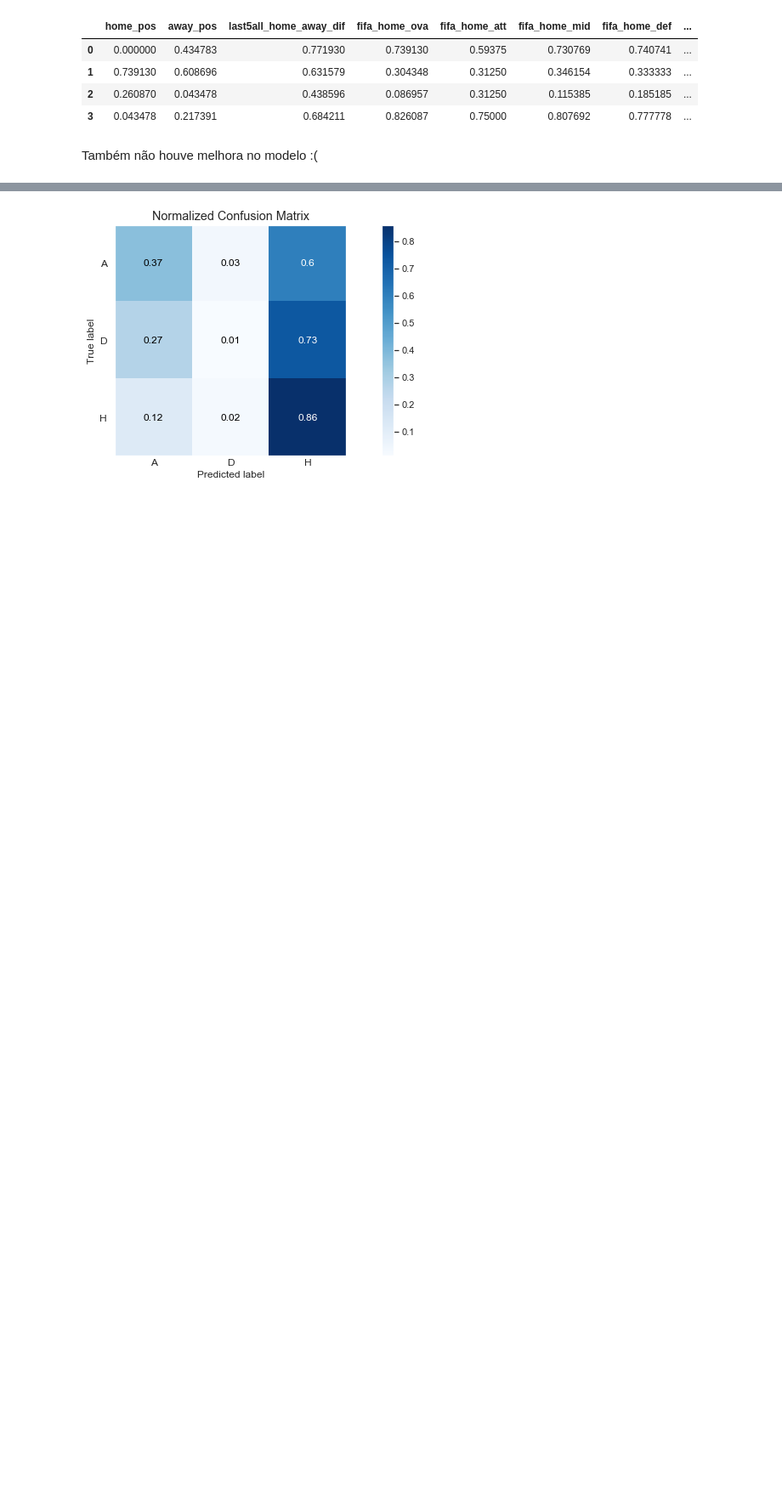
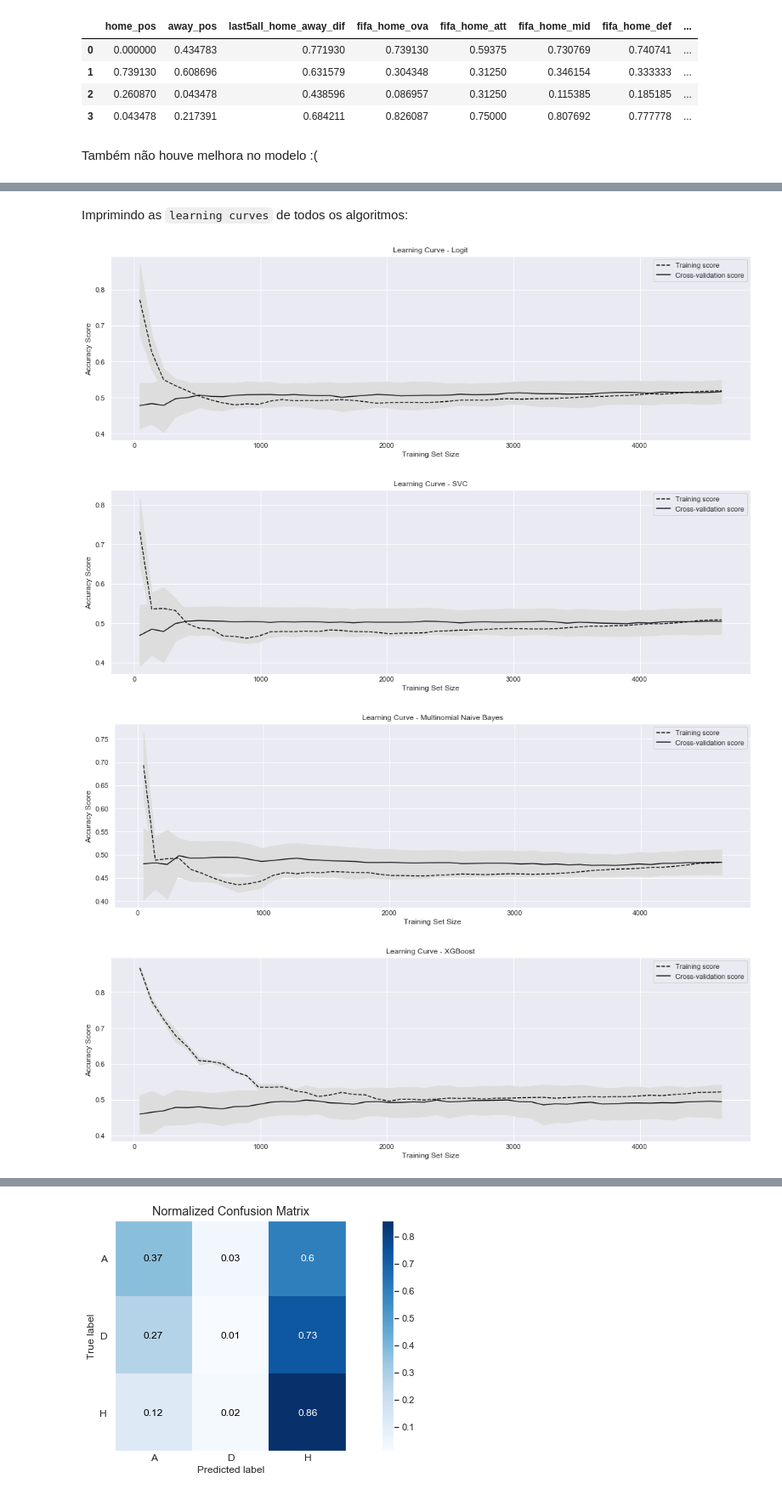
Before and after one commit to marcoayamada/european-football-predict, a Jupyter notebook: Predict process 3.ipynb, the cells around one changed output, grey strips where cells are left out. Shown at 85% size. Cells and saved outputs as stored; diff of their text form; code cells hidden in the pictures; blank space fills up the shorter version.

```diff
--- a/Predict process 3.ipynb
+++ b/Predict process 3.ipynb
@@ -386,10 +454,7 @@ gscv.best_score_
 # Usando Naives Bayes. Esse algoritmo é bastante simples e as vezes acaba surpreendendo pelo seu desempenho e simplicidade.
 
 nbm = MultinomialNB()
-xnorm = MinMaxScaler().fit_transform(x)
+param_grid = {'alpha': [0, 0.5, 1, 100], 'fit_prior': [True, False] }
 
-param_grid = {'alpha': [0, 0.5, 1], 'fit_prior': [True, False] }
-gscv = GridSearchCV(nbm, param_grid, scoring='accuracy', n_jobs=-1, cv=6)
-gscv.fit(xnorm, y)
-print(gscv.best_score_)
+test_algs_gscv(x, y, nbm, param_grid, 'Naive Bayes')
 # %% [output]
@@ -451,17 +465,0 @@ x_test, x_valid, y_test, y_valid = train_test_split(x_test, y_test, test_size=0.
-# %%
-params = {
-    'objective' : 'multi:softmax',
-    'learning_rate': 0.01,
-    'n_estimators': 1000,
-    #'eta' : 0.025,
-    'max_depth' : 3,
-    'subsample' : 0.8,
-    'colsample_bytree' : 1,
-    'gamma': 1,
-    'silent' : True,
-    'eval_metric': 'merror',
-    'num_class': 3
-}
-
-watchlist= [(xgb.DMatrix(x_train, y_train), 'train'), (xgb.DMatrix(x_valid, y_valid), 'valid')]
-model = xgb.train(params, xgb.DMatrix(x_train, y_train), 300, watchlist, maximize=True, verbose_eval=20)
@@ -489,0 +472,14 @@ xgb.plot_importance(model)
+# %%
+xgbc = xgb.XGBClassifier(max_depth=3,
+                 objective='multi:softmax',
+                 learning_rate=0.01,
+                 n_estimators=100,
+                 subsample=0.8,
+                 colsample_bytree=1,
+                 gamma=1,
+                 silent=True,
+                 random_state=172163,
+                 n_jobs=-1)
+
+param_grid = {'max_depth':[3, 8] }
+test_algs_gscv(x, y, xgbc, param_grid, 'XGBoost')
@@ -489,0 +550,12 @@ xgb.plot_importance(model)
+# %% [markdown]
+Imprimindo as `learning curves` de todos os algoritmos:
+# %%
+algs_list = [('Logit', logit), ('SVC', svc), ('Multinomial Naive Bayes', nbm),('XGBoost', xgbc)]
+
+for model_name, model in algs_list:
+    show_learning_curve(model, model_name, x, y)
+# %% [output]
+[figure, added]
+[figure, added]
+[figure, added]
+[figure, added]
```
Also changed, not shown: parts of 33 cells of this notebook.
